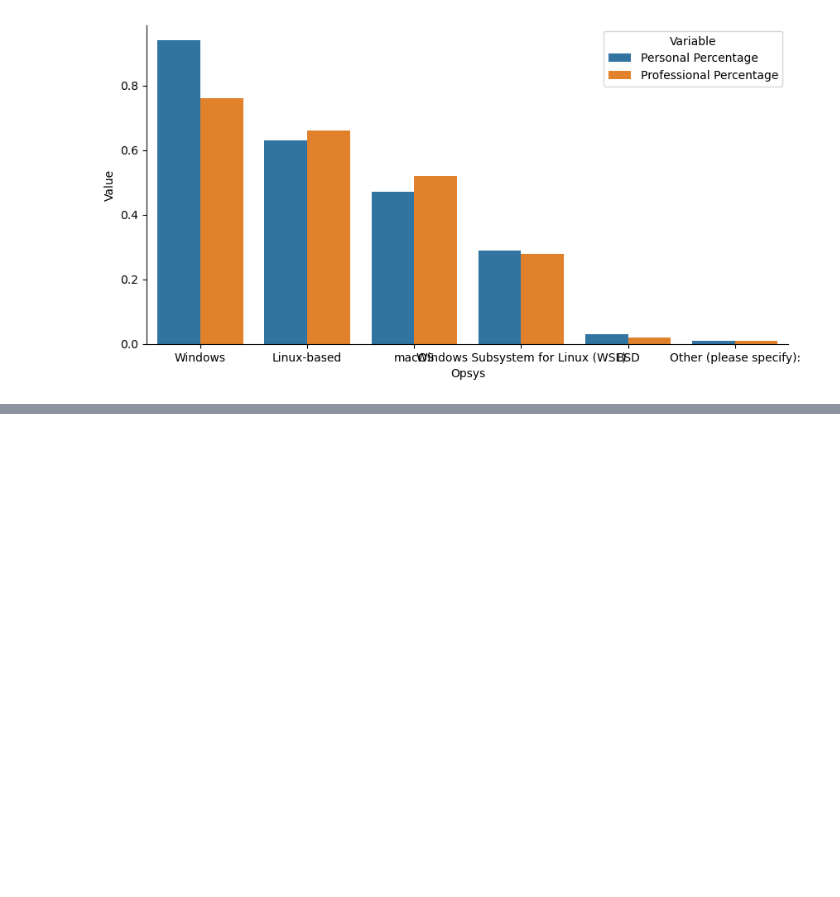
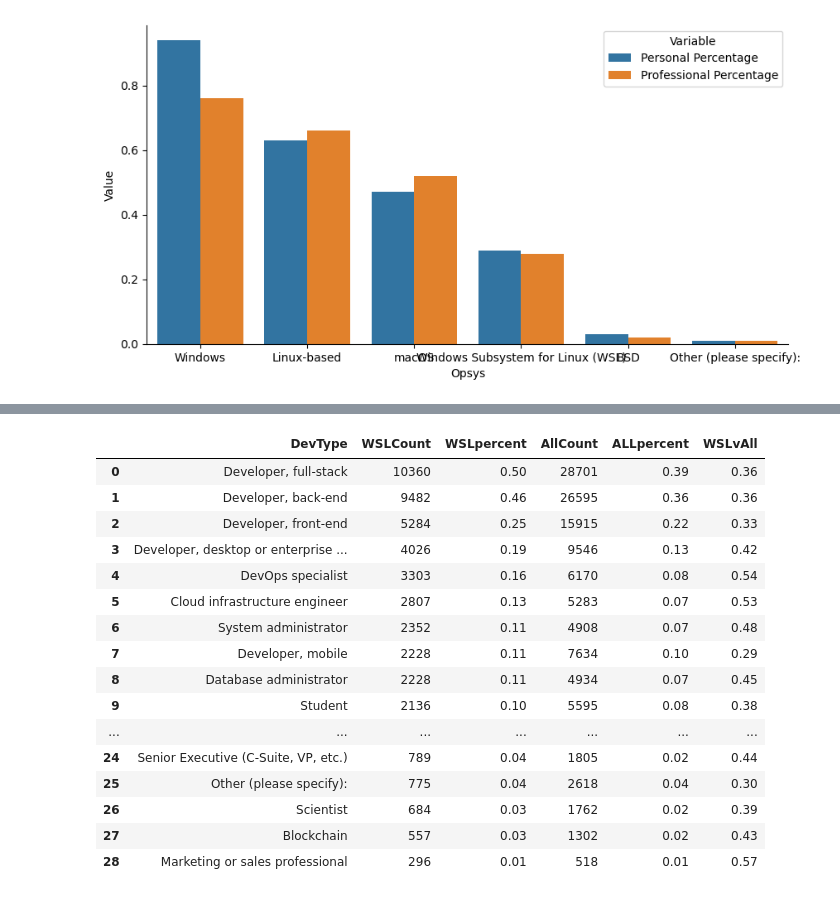
Before and after one commit to local-optimum/stackoverflow-ws-insights, a Jupyter notebook: SO22_WSL.ipynb, the cells around one changed output, grey strips where cells are left out. Saved outputs shown, nothing was run; the diff lists cells and outputs as text; code cells hidden in the pictures; blank space fills up the shorter version.

```diff
--- a/SO22_WSL.ipynb
+++ b/SO22_WSL.ipynb
@@ -7,14 +7,20 @@ import seaborn as sns
 import pandas
 # %%
 df=pandas.read_csv('Data/survey_results_public.csv')
+# %%
+#Function for returning a dataframe with a particular column exploded based on a string separator
+
+def col_expand(dataframe,colname,separator):
+    df=dataframe.copy()
+    df[colname]=df[colname].str.split(separator)
+    df = df.explode(colname)
+    return df
 # %% [markdown]
 ## Personal vs Professional use comparison
 # %%
+dfx =col_expand(df,'OpSysProfessional use',';')
+dfx =col_expand(dfx,'OpSysPersonal use',';')
 
-df['OpSysProfessional use']=df['OpSysProfessional use'].str.split(';')
-df['OpSysPersonal use']=df['OpSysPersonal use'].str.split(';')
-dfx=df.explode('OpSysProfessional use')
-dfx=dfx.explode('OpSysPersonal use')
 use_df=dfx['OpSysProfessional use'].value_counts().rename_axis('OpSys').reset_index(name='Professional')
 per_df=dfx['OpSysPersonal use'].value_counts().rename_axis('OpSys').reset_index(name='Personal')
 use_df=use_df.merge(per_df, how = 'left', on='OpSys')
@@ -56,0 +50,32 @@ wsldf = dfx[dfx['OpSysProfessional use']=='Windows Subsystem for Linux (WSL)']
+# %%
+#Break down by devtype
+devdf = col_expand(wsldf,'DevType',';')
+devsum= devdf['DevType'].value_counts().rename_axis('DevType').reset_index(name='WSLCount')
+devsum['WSLpercent']=round(devsum['WSLCount']/len(wsldf.index),2)
+# %%
+#Compare with global
+devalldf = col_expand(df,'DevType',';')
+devallsum =devalldf['DevType'].value_counts().rename_axis('DevType').reset_index(name='AllCount')
+devallsum['ALLpercent']=round(devallsum['AllCount']/len(df.index),2)
+
+devsum = devsum.merge(devallsum, how = 'left', on='DevType')
+devsum['WSLvAll']=round(devsum['WSLCount']/devsum['AllCount'],2)
+devsum
+# %% [output]
+|  | DevType | WSLCount | WSLpercent | AllCount | ALLpercent | WSLvAll |
+| 0 | Developer, full-stack | 10360 | 0.50 | 28701 | 0.39 | 0.36 |
+| 1 | Developer, back-end | 9482 | 0.46 | 26595 | 0.36 | 0.36 |
+| 2 | Developer, front-end | 5284 | 0.25 | 15915 | 0.22 | 0.33 |
+| 3 | Developer, desktop or enterprise ... | 4026 | 0.19 | 9546 | 0.13 | 0.42 |
+| 4 | DevOps specialist | 3303 | 0.16 | 6170 | 0.08 | 0.54 |
+| 5 | Cloud infrastructure engineer | 2807 | 0.13 | 5283 | 0.07 | 0.53 |
+| 6 | System administrator | 2352 | 0.11 | 4908 | 0.07 | 0.48 |
+| 7 | Developer, mobile | 2228 | 0.11 | 7634 | 0.10 | 0.29 |
+| 8 | Database administrator | 2228 | 0.11 | 4934 | 0.07 | 0.45 |
+| 9 | Student | 2136 | 0.10 | 5595 | 0.08 | 0.38 |
+| ... | ... | ... | ... | ... | ... | ... |
+| 24 | Senior Executive (C-Suite, VP, etc.) | 789 | 0.04 | 1805 | 0.02 | 0.44 |
+| 25 | Other (please specify): | 775 | 0.04 | 2618 | 0.04 | 0.30 |
+| 26 | Scientist | 684 | 0.03 | 1762 | 0.02 | 0.39 |
+| 27 | Blockchain | 557 | 0.03 | 1302 | 0.02 | 0.43 |
+| 28 | Marketing or sales professional | 296 | 0.01 | 518 | 0.01 | 0.57 |
```
Also changed, not shown: parts of 2 cells of this notebook, 1 other file.
